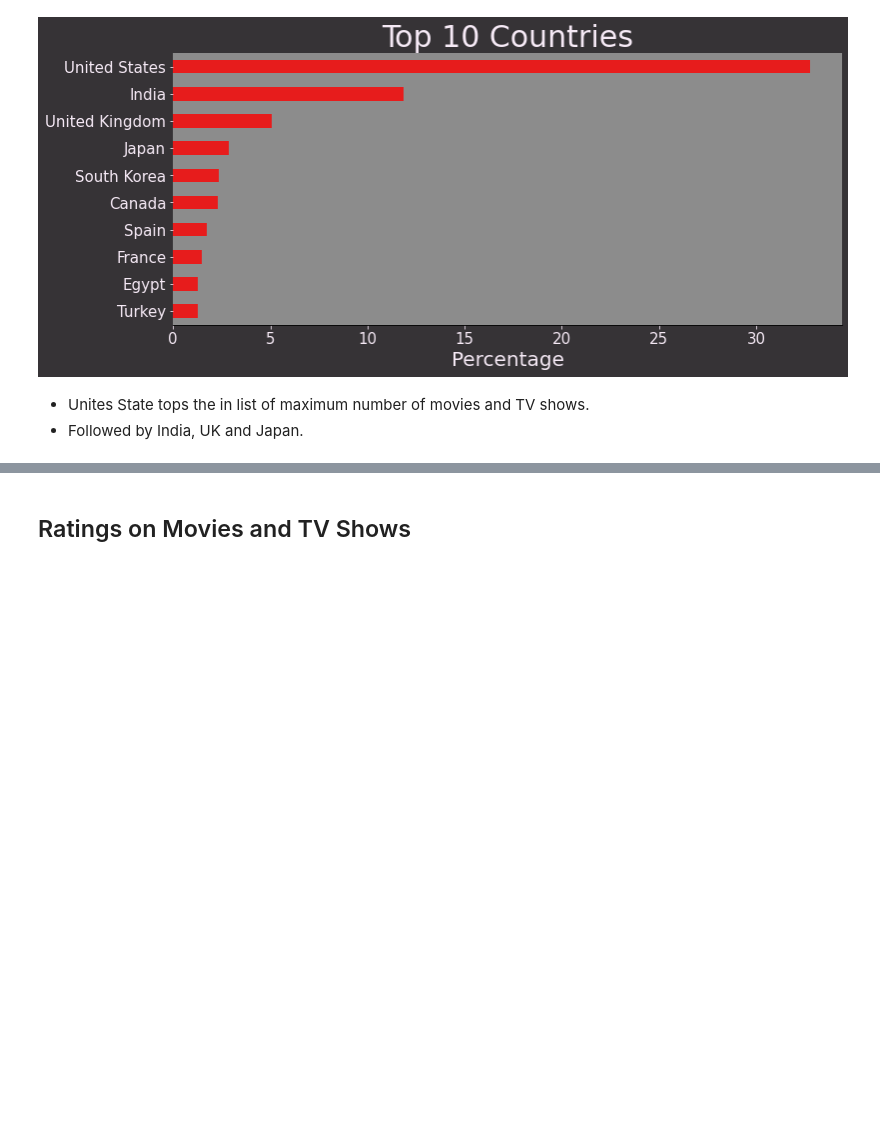
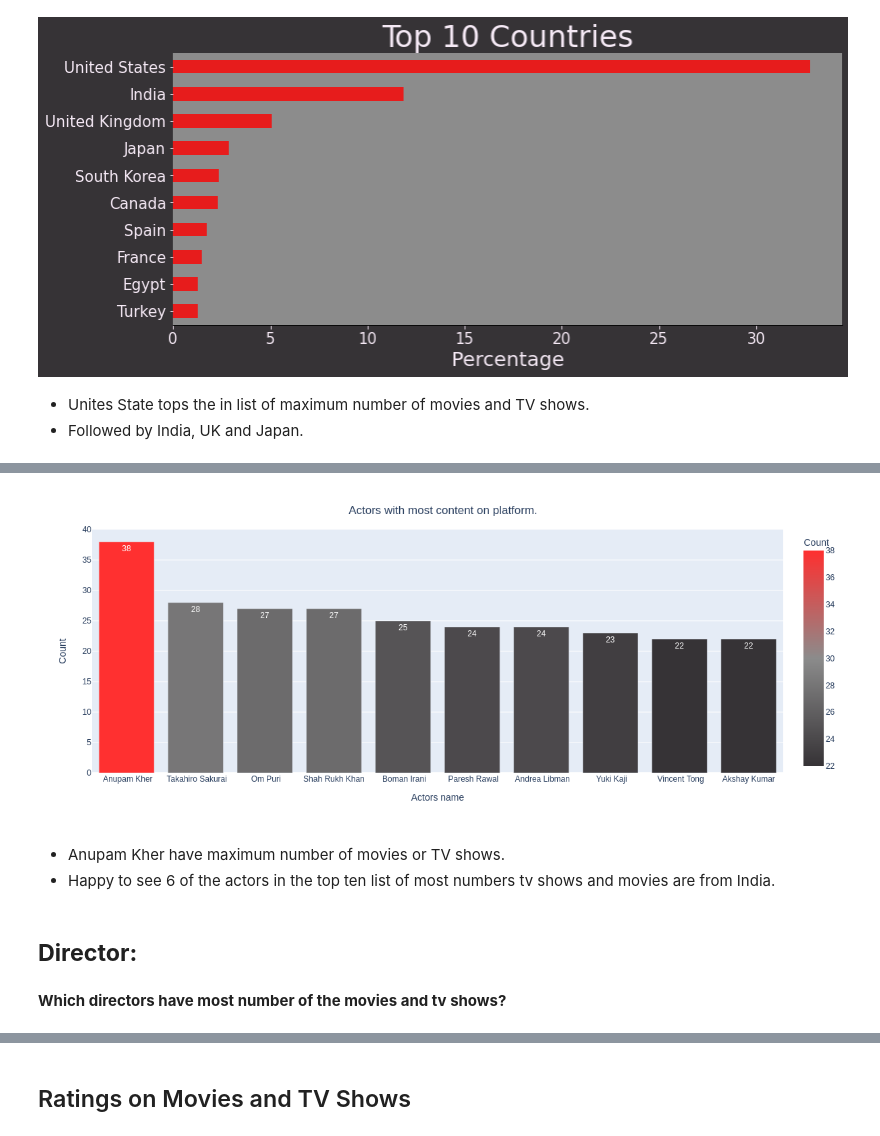
Before and after one commit to prajwal-mv/Netflix_Movies_And_TV_Shows_Clusterig, a Jupyter notebook: Netflix_Movies_and_TV_Shows.ipynb, the cells around one changed output, grey strips where cells are left out. Saved outputs shown, nothing was run; the diff lists cells and outputs as text; code cells hidden in the pictures; blank space fills up the shorter version.

```diff
--- a/Netflix_Movies_and_TV_Shows.ipynb
+++ b/Netflix_Movies_and_TV_Shows.ipynb
@@ -349,0 +376,16 @@ ax.spines['left'].set_visible(False)
+# %%
+# Create a list of all the actors in the data.
+def data2list(data):
+  actor_list = {}  # dict to store the count for each actor.
+  temp_list = []   # list to store all the names.
+  cast_list = list(data['cast'])  # define the data we intend to use.
+  for i in range(len(cast_list)):
+    temp_list.extend(str(cast_list[i]).split(','))
+  for i in temp_list:
+    if i not in actor_list:
+      actor_list[i] = temp_list.count(i)
+  return actor_list
+# %%
+# Create dataframe for list of actors.
+actor_list = pd.DataFrame([data2list(netflix_data)]).T.reset_index()
+actor_list = actor_list.sort_values(0, ascending=False).drop(106)  # dropped the nan values in the dataframe which was present at 106th index.
@@ -349,0 +406,26 @@ ax.spines['left'].set_visible(False)
+# %%
+# Plot it.
+top_10_actors = actor_list.head(10)
+top_10_actors.rename(columns={'index':'Actors name', 0:'Count'}, inplace=True)
+
+fig = px.bar(top_10_actors, x='Actors name', y='Count', text_auto=True,
+             color='Count', color_continuous_scale=['#363336', '#8C8C8C','#FF3030'])
+
+fig.update_traces(textangle=0, cliponaxis=False)
+fig.update_layout(
+    title={
+        'text': 'Actors with most content on platform.',
+        'y':0.95,
+        'x':0.5,
+        'xanchor': 'center',
+        'yanchor': 'top'},
+        autosize=False,
+        width=1200,
+        height=500)
+# fig.show()
+fig.show('png')
+# %% [output]
+[figure, added]
+# %% [markdown]
+* Anupam Kher have maximum number of movies or TV shows.
+* Happy to see 6 of the actors in the top ten list of most numbers tv shows and movies are from India.
@@ -349,0 +435,4 @@ ax.spines['left'].set_visible(False)
+# %% [markdown]
+## **Director:**
+# %% [markdown]
+**Which directors have most number of the movies and tv shows?**
```
Also changed, not shown: parts of 50 cells of this notebook.
